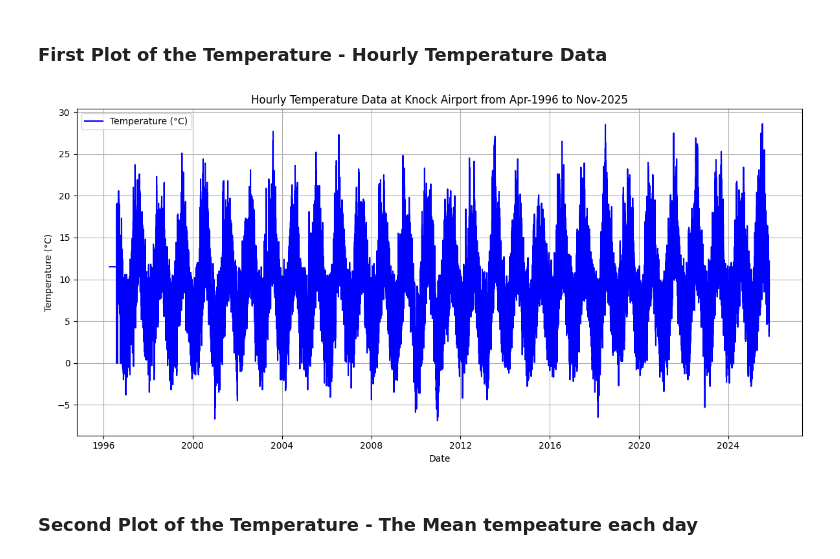
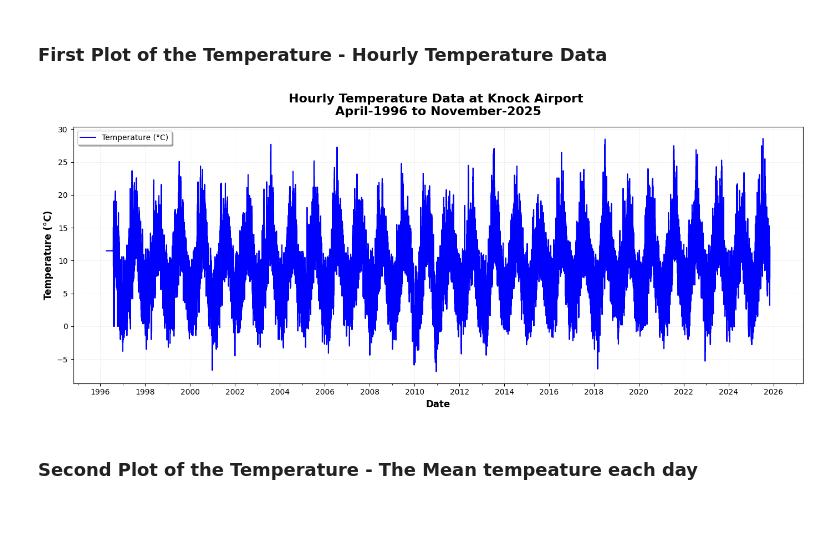
Before and after one commit to skerr17/programming-for-data-analytics, a Jupyter notebook: assignments/assignment06-weather.ipynb, the cells around one changed output. Cells and saved outputs as stored; diff of their text form; code cells hidden in the pictures; blank space fills up the shorter version.

Commit message:
updated the graph to have similar formatting to what i did in graph 2 of the temperatures

```diff
--- a/assignments/assignment06-weather.ipynb
+++ b/assignments/assignment06-weather.ipynb
@@ -164,19 +164,30 @@ temp_weather_data.to_csv(output_data_dir+"cleaned-temperature-weather-data.csv",
 ### First Plot of the Temperature - Hourly Temperature Data
 # %%
 # ploting the temperature data
-plt.figure(figsize=(12,6))
-plt.plot(temp_weather_data['date'], temp_weather_data['temp'], color='blue', label='Temperature (°C)')
-plt.title(f'Hourly Temperature Data at Knock Airport from {temp_weather_data['date'].min().strftime('%b-%Y')} to '
-          f'{temp_weather_data['date'].max().strftime('%b-%Y')}')
-plt.xlabel('Date')
-plt.ylabel('Temperature (°C)')
-plt.legend()
-plt.grid()
+plt.figure(figsize=(14,6))
+plt.plot(temp_weather_data['date'], temp_weather_data['temp'],
+         color='blue', label='Temperature (°C)', linewidth=1.5)
+plt.title(f'Hourly Temperature Data at Knock Airport \n'
+          f'{temp_weather_data['date'].min().strftime('%B-%Y')} to '
+          f'{temp_weather_data['date'].max().strftime('%B-%Y')}',
+          fontsize=16, fontweight='bold', pad=15)
+
+plt.xlabel('Date', fontsize=12, fontweight='bold')
+plt.ylabel('Temperature (°C)', fontsize=12, fontweight='bold')
+
+# formating x-axis for better readability
+ax = plt.gca() # get current axis
+ax.xaxis.set_major_locator(mdates.YearLocator(2))  # Show every 2 years
+ax.xaxis.set_major_formatter(mdates.DateFormatter('%Y'))  # Just year
+ax.xaxis.set_minor_locator(mdates.YearLocator(1))  # Minor ticks every year
+
+plt.legend(loc='best', frameon=True, shadow=True, fontsize=10)
+plt.grid(True, alpha=0.3, linestyle='--', linewidth=0.5)
 plt.tight_layout()
-plt.savefig(output_data_dir+'hourly-temperature-plot.png')
+plt.savefig(output_data_dir+'hourly-temperature-plot.png', dpi=300, bbox_inches='tight')
 plt.show()
 # %% [output]
-[figure, old version]
+[figure, new version]
 # %% [markdown]
 ### Second Plot of the Temperature - The Mean tempeature each day
 # %%
```
Also changed, not shown: 1 other file.
